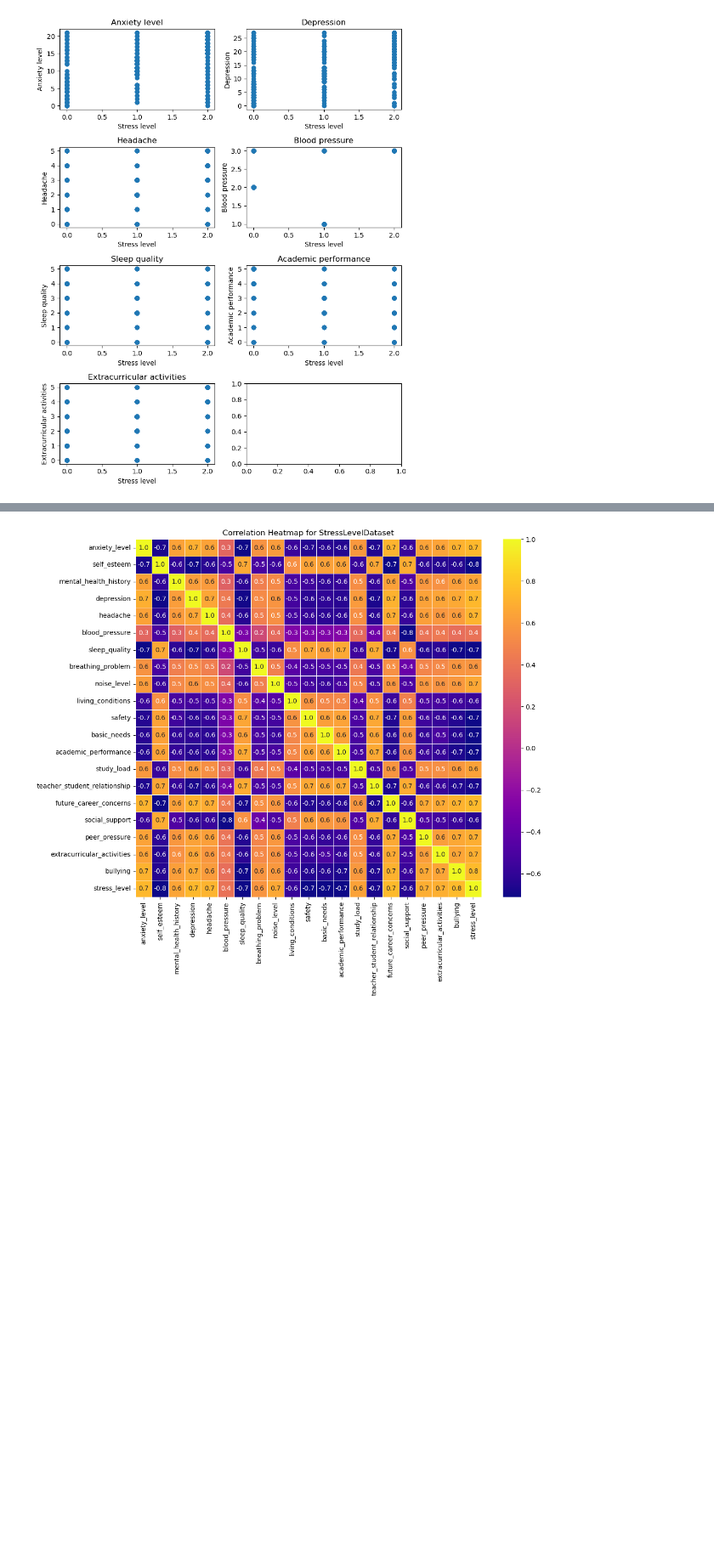
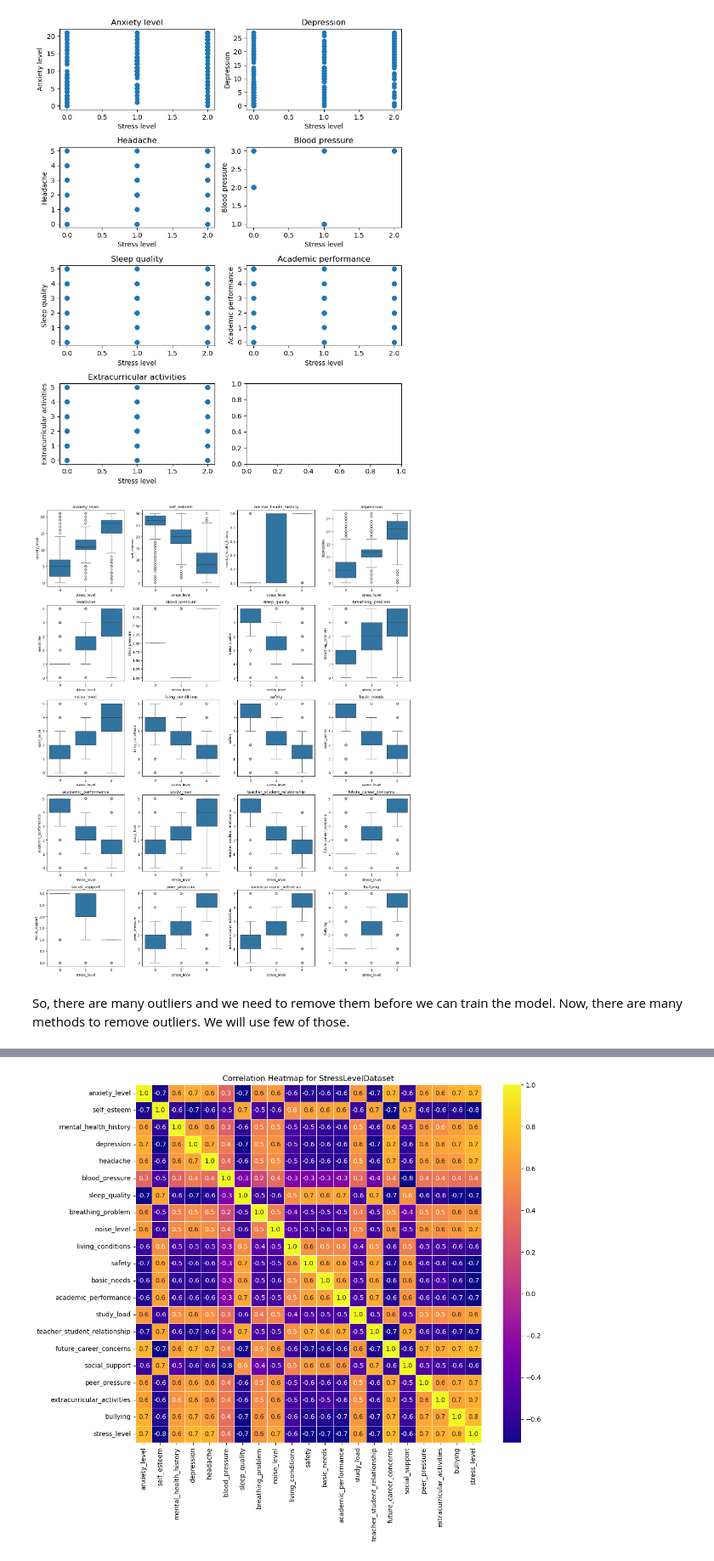
Before and after one commit to SysQuirrel/A-simple-deep-learning-model, a Jupyter notebook: model.ipynb, the cells around one changed output, grey strips where cells are left out. Shown at 85% size. Cells and saved outputs as stored; diff of their text form; code cells hidden in the pictures; blank space fills up the shorter version.

```diff
--- a/model.ipynb
+++ b/model.ipynb
@@ -166,3 +166,27 @@ plt.tight_layout()
 plt.show()
 # %% [output]
 [figure]
+# %%
+# Your corrected version:
+feature_cols = [col for col in data.columns if col != 'stress_level']
+n_features = len(feature_cols)
+n_cols = 4
+n_rows = (n_features + n_cols - 1) // n_cols
+
+figure, axes = plt.subplots(n_rows, n_cols, figsize=(16, 4*n_rows))
+axes = axes.flatten()
+
+for i, feature in enumerate(feature_cols):
+    sns.boxplot(data=data, x='stress_level', y=feature, ax=axes[i])
+    axes[i].set_title(feature)
+
+# Hides empty subplots if exists
+for i in range(n_features, len(axes)):
+    axes[i].set_visible(False)
+
+plt.tight_layout()
+plt.show()
+# %% [output]
+[figure, added]
+# %% [markdown]
+So, there are many outliers and we need to remove them before we can train the model. Now, there are many methods to remove outliers. We will use few of those.
```
Also changed, not shown: parts of 7 cells of this notebook.
